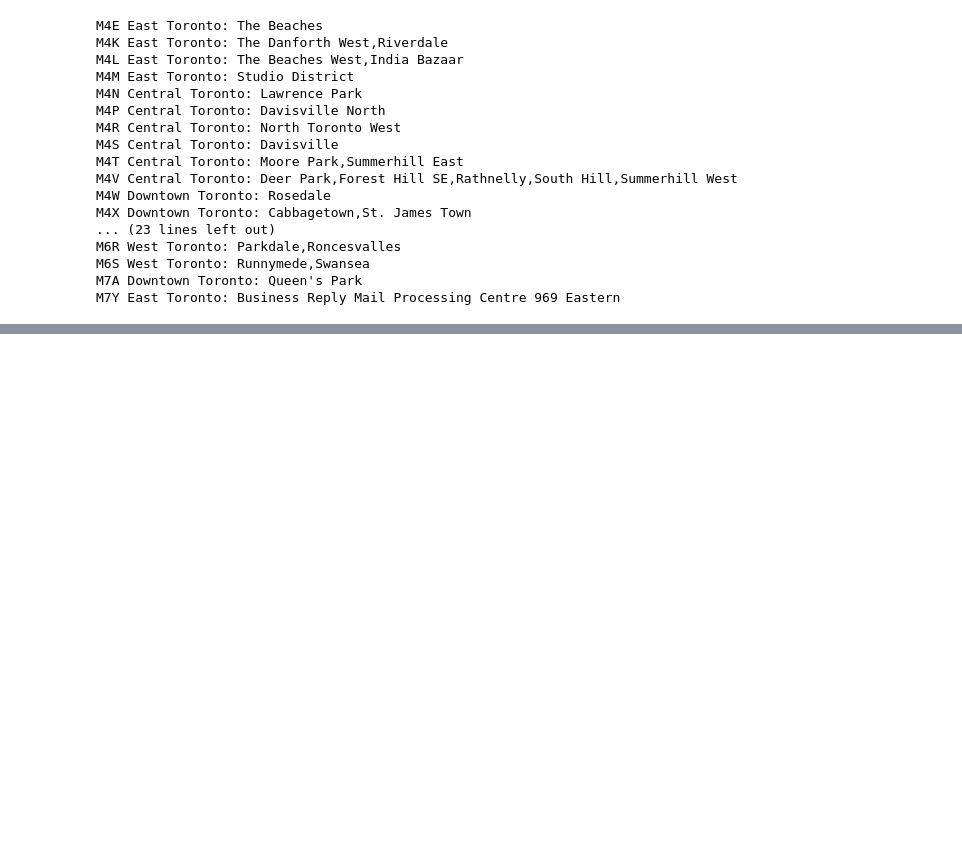
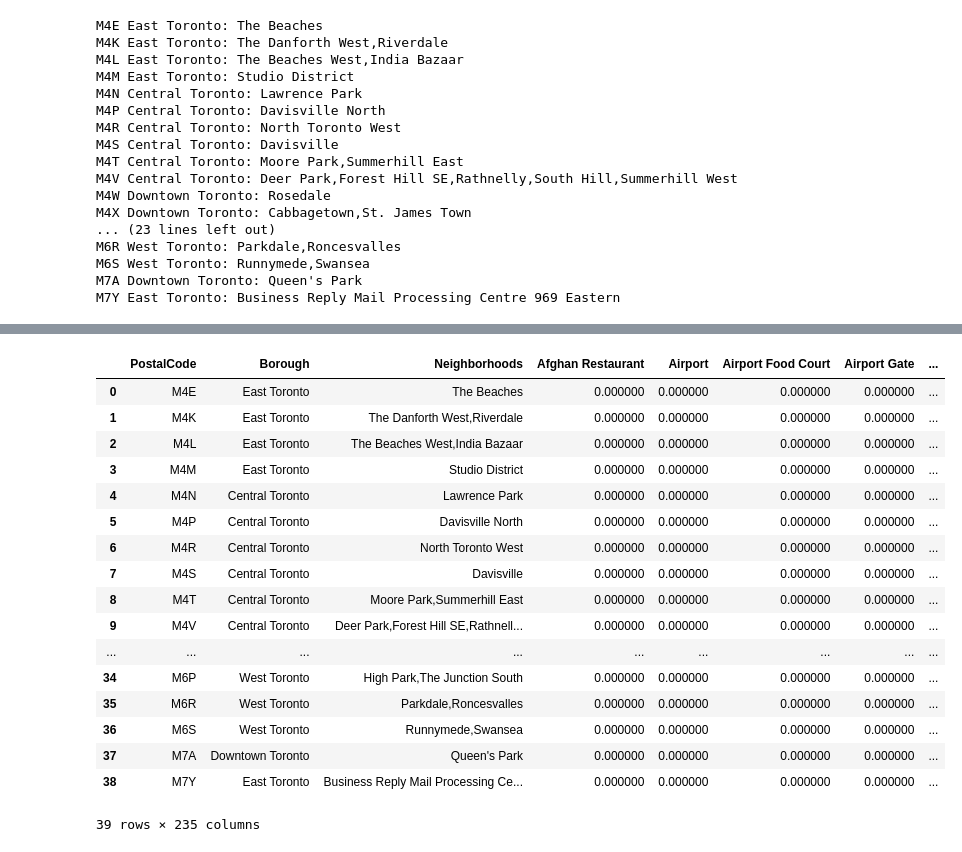
Before and after one commit to cazuaje27/Coursera_Capstone, a Jupyter notebook: Capstone_Project_Sem3.ipynb, the cells around one changed output, grey strips where cells are left out. Saved outputs shown, nothing was run; the diff lists cells and outputs as text; code cells hidden in the pictures; blank space fills up the shorter version.

Commit message:
Published from Watson Studio.

```diff
--- a/Capstone_Project_Sem3.ipynb
+++ b/Capstone_Project_Sem3.ipynb
@@ -334,0 +312,13 @@ NameError: name 'manhattan_venues' is not defined
+# %%
+#Now we create a dataframe with the venues as columns
+Toronto_onehot = pd.get_dummies(Toronto_venues[['Venue Category']], prefix="", prefix_sep="")
+
+# adding PostalCode, Borough and Neighborhood column back to dataframe
+#We change the name of the columns neighborhood to neighbohoods because there is one venue with the same name
+Toronto_onehot[['PostalCode','Borough','Neighborhoods']] = Toronto_venues[['PostalCode','Borough','Neighborhood']]
+
+# move PostalCode, Borough and Neighborhood column to the first column
+fixed_columns = [Toronto_onehot.columns[-3]]+ [Toronto_onehot.columns[-2]] +[Toronto_onehot.columns[-1]]+ list(Toronto_onehot.columns[:-3])
+Toronto_onehot = Toronto_onehot[fixed_columns]
+
+Toronto_onehot.head()
@@ -334,0 +333,23 @@ NameError: name 'manhattan_venues' is not defined
+# %%
+#Lets group by PostalCode, Borough and Neighborhoods
+Toronto_grouped = Toronto_onehot.groupby(['PostalCode','Borough','Neighborhoods']).mean().reset_index()
+Toronto_grouped
+# %% [output]
+|  | PostalCode | Borough | Neighborhoods | Afghan Restaurant | Airport | Airport Food Court | Airport Gate | ... |
+| 0 | M4E | East Toronto | The Beaches | 0.000000 | 0.000000 | 0.000000 | 0.000000 | ... |
+| 1 | M4K | East Toronto | The Danforth West,Riverdale | 0.000000 | 0.000000 | 0.000000 | 0.000000 | ... |
+| 2 | M4L | East Toronto | The Beaches West,India Bazaar | 0.000000 | 0.000000 | 0.000000 | 0.000000 | ... |
+| 3 | M4M | East Toronto | Studio District | 0.000000 | 0.000000 | 0.000000 | 0.000000 | ... |
+| 4 | M4N | Central Toronto | Lawrence Park | 0.000000 | 0.000000 | 0.000000 | 0.000000 | ... |
+| 5 | M4P | Central Toronto | Davisville North | 0.000000 | 0.000000 | 0.000000 | 0.000000 | ... |
+| 6 | M4R | Central Toronto | North Toronto West | 0.000000 | 0.000000 | 0.000000 | 0.000000 | ... |
+| 7 | M4S | Central Toronto | Davisville | 0.000000 | 0.000000 | 0.000000 | 0.000000 | ... |
+| 8 | M4T | Central Toronto | Moore Park,Summerhill East | 0.000000 | 0.000000 | 0.000000 | 0.000000 | ... |
+| 9 | M4V | Central Toronto | Deer Park,Forest Hill SE,Rathnell... | 0.000000 | 0.000000 | 0.000000 | 0.000000 | ... |
+| ... | ... | ... | ... | ... | ... | ... | ... | ... |
+| 34 | M6P | West Toronto | High Park,The Junction South | 0.000000 | 0.000000 | 0.000000 | 0.000000 | ... |
+| 35 | M6R | West Toronto | Parkdale,Roncesvalles | 0.000000 | 0.000000 | 0.000000 | 0.000000 | ... |
+| 36 | M6S | West Toronto | Runnymede,Swansea | 0.000000 | 0.000000 | 0.000000 | 0.000000 | ... |
+| 37 | M7A | Downtown Toronto | Queen's Park | 0.000000 | 0.000000 | 0.000000 | 0.000000 | ... |
+| 38 | M7Y | East Toronto | Business Reply Mail Processing Ce... | 0.000000 | 0.000000 | 0.000000 | 0.000000 | ... |
+39 rows × 235 columns
```
Also changed, not shown: parts of 14 cells of this notebook.
